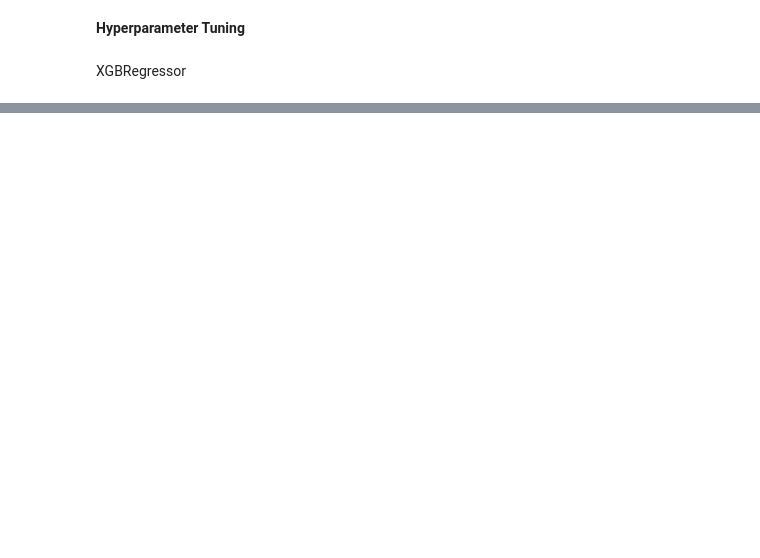
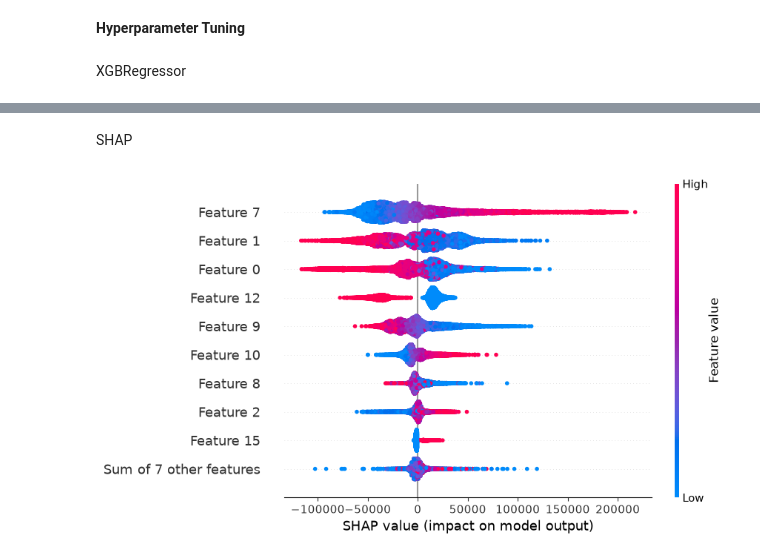
Before and after one commit to johannesmakgetha/California-Housing-Price, a Jupyter notebook: california_housing_prices.ipynb, the cells around one changed output, grey strips where cells are left out. Drawn from its saved outputs; the diff is of its cells as text; code cells hidden in the pictures; blank space fills up the shorter version.

```diff
--- a/california_housing_prices.ipynb
+++ b/california_housing_prices.ipynb
@@ -530,0 +497,11 @@ print("Hello world")
+# %% [markdown]
+SHAP
+# %%
+import shap
+X_train_transformed = best_model.named_steps["preprocessor"].transform(X_train)
+xgb_model = best_model.named_steps["model"]
+explainer = shap.Explainer(xgb_model)
+shap_values = explainer(X_train_transformed)
+shap.plots.beeswarm(shap_values)
+# %% [output]
+[figure, added]
```
Also changed, not shown: parts of 62 cells of this notebook.
